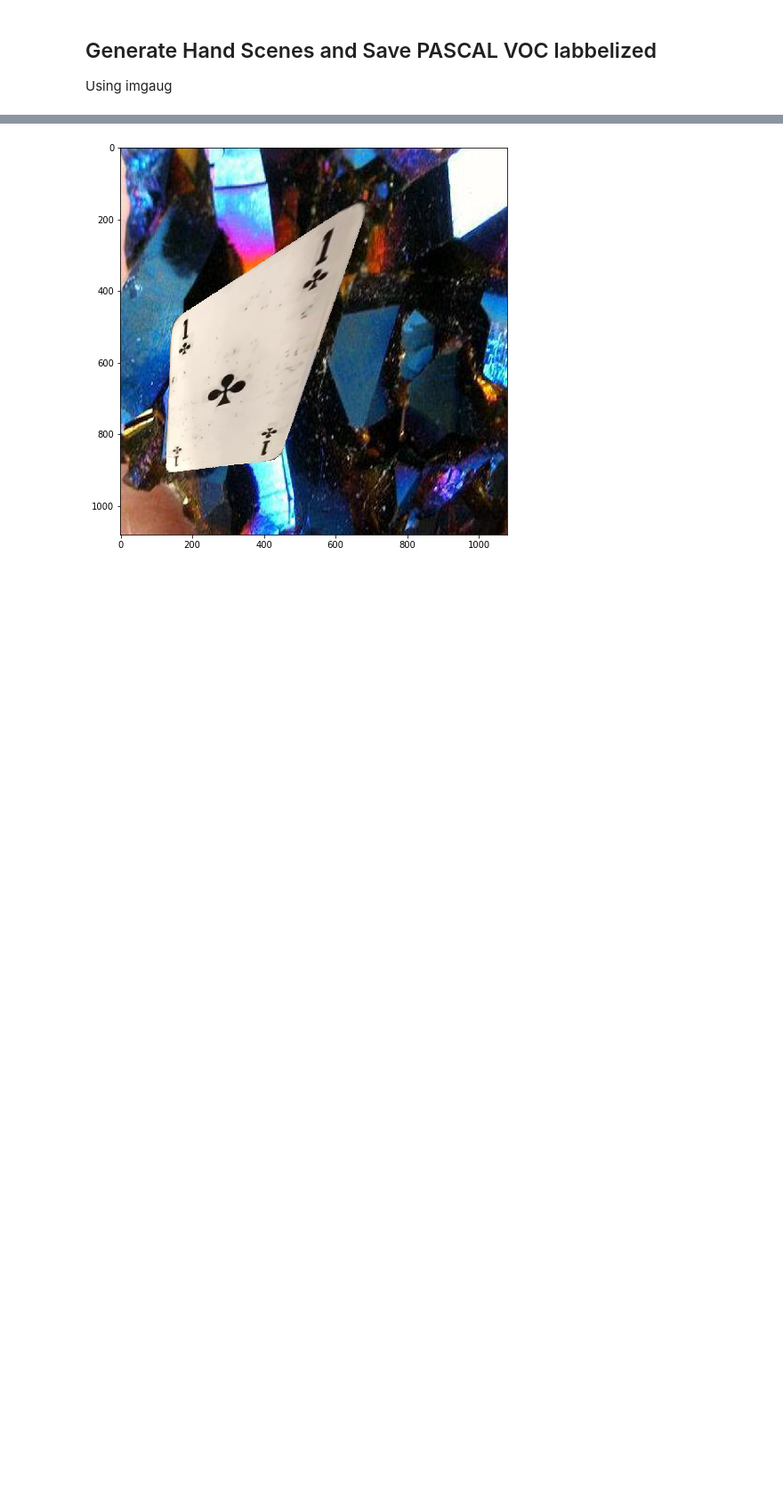
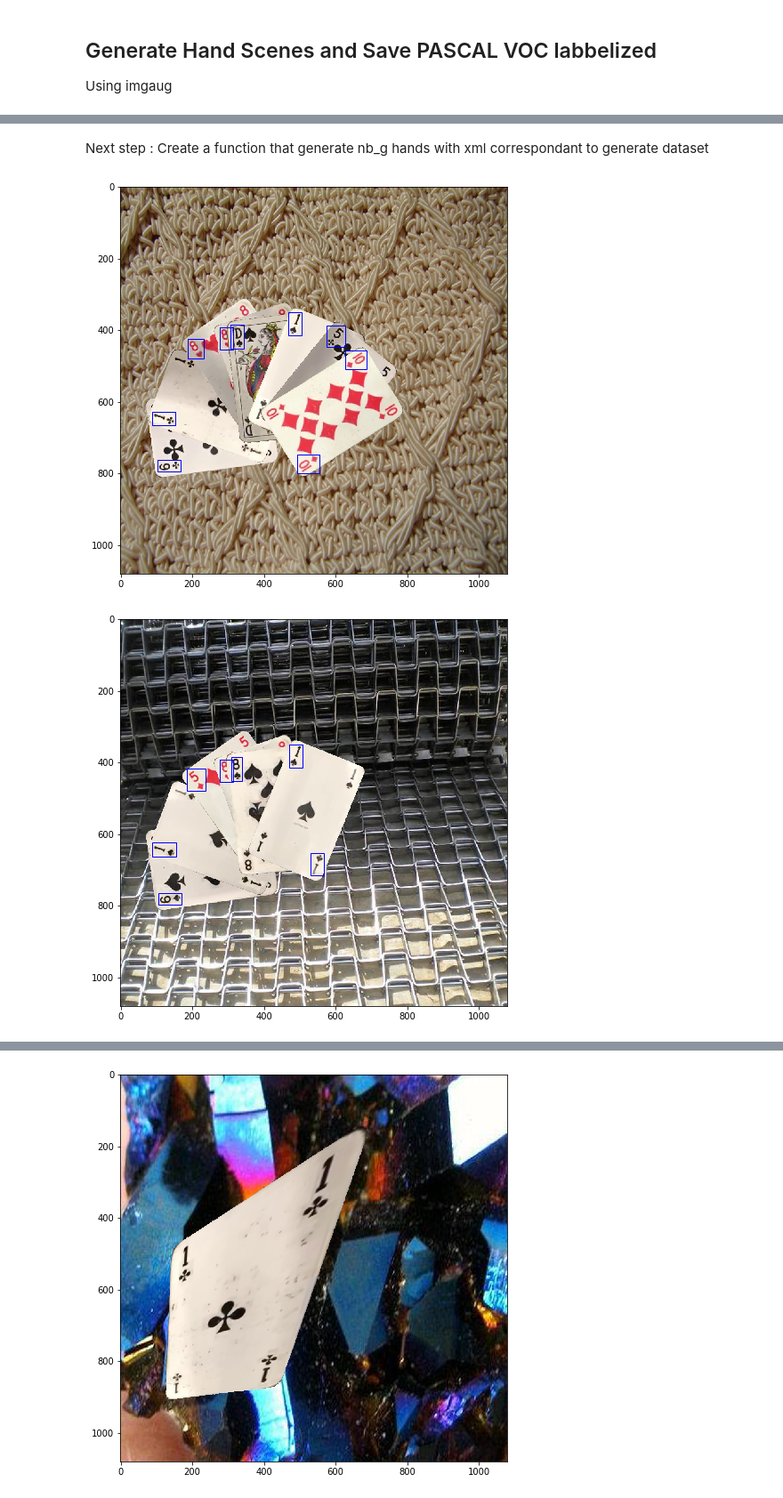
Before and after one commit to 0xCorolaire/Cards-machine-learning, a Jupyter notebook: DatasetCreator.ipynb, the cells around one changed output, grey strips where cells are left out. Shown at 89% size. Saved outputs shown, nothing was run; the diff lists cells and outputs as text; code cells hidden in the pictures; blank space fills up the shorter version.

```diff
--- a/DatasetCreator.ipynb
+++ b/DatasetCreator.ipynb
@@ -681,0 +679,36 @@ my_hand.display()
+# %% [markdown]
+Next step : Create a function that  generate nb_g hands with xml correspondant to generate dataset
+# %%
+#Load hand images to folder dataset
+
+nb_g = 5
+save_dir="data/dataset"
+
+if not os.path.isdir(save_dir):
+    os.makedirs(save_dir)
+
+
+list_keys = list(cards._cards.keys())
+
+
+
+for e in range(nb_g):
+    bg = backgrounds.get_random()
+    imgs = []
+    names = []
+    tl_envlp = []
+    br_envlp = []
+    nb_c = random.randint(6,8)
+    for i in range(nb_c):
+        rand_name = random.choice(list_keys)
+        img, name, tl_envlpone, br_envlpone = cards.get_random(card_name=rand_name)
+        imgs.append(img)
+        names.append(name)
+        tl_envlp.append(tl_envlpone)
+        br_envlp.append(br_envlpone)
+    my_hand = Hand(bg, imgs, names, tl_envlp, br_envlp)
+    my_hand.write_files(save_dir)
+    my_hand.display()
+# %% [output]
+[figure, added]
+[figure, added]
```
Also changed, not shown: parts of 7 cells of this notebook, 1 other file.
